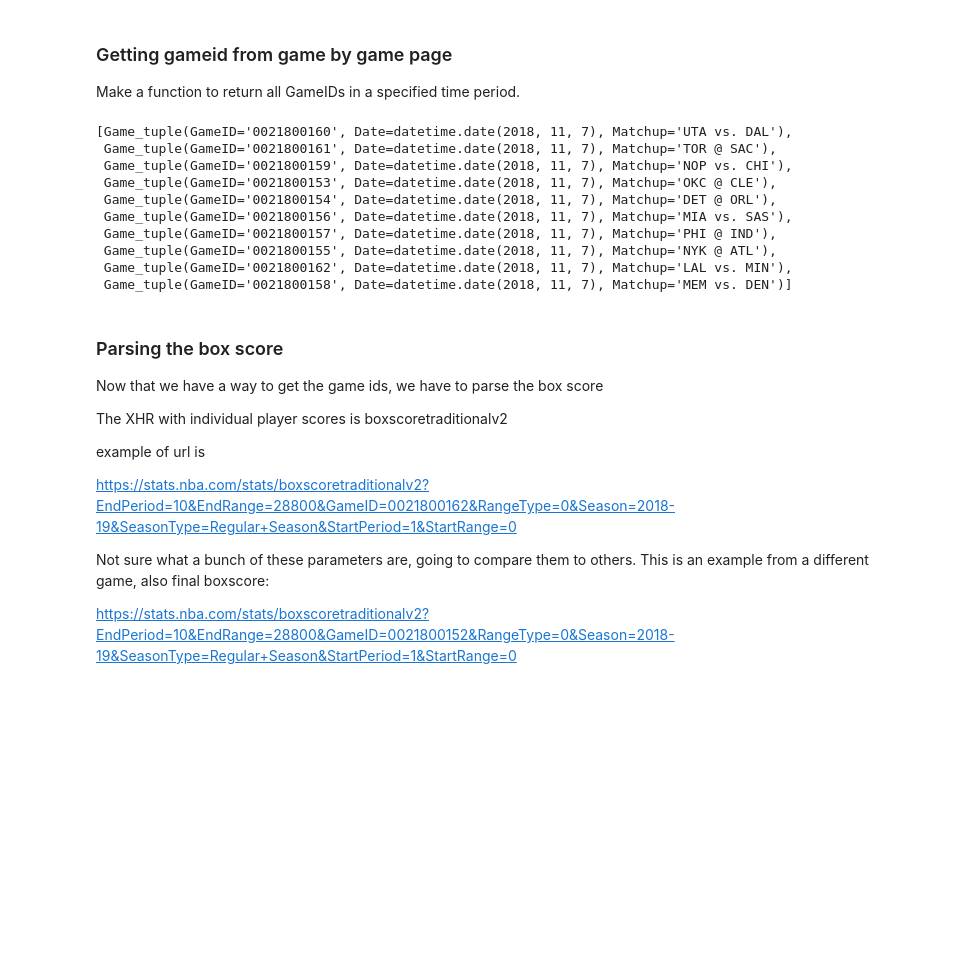
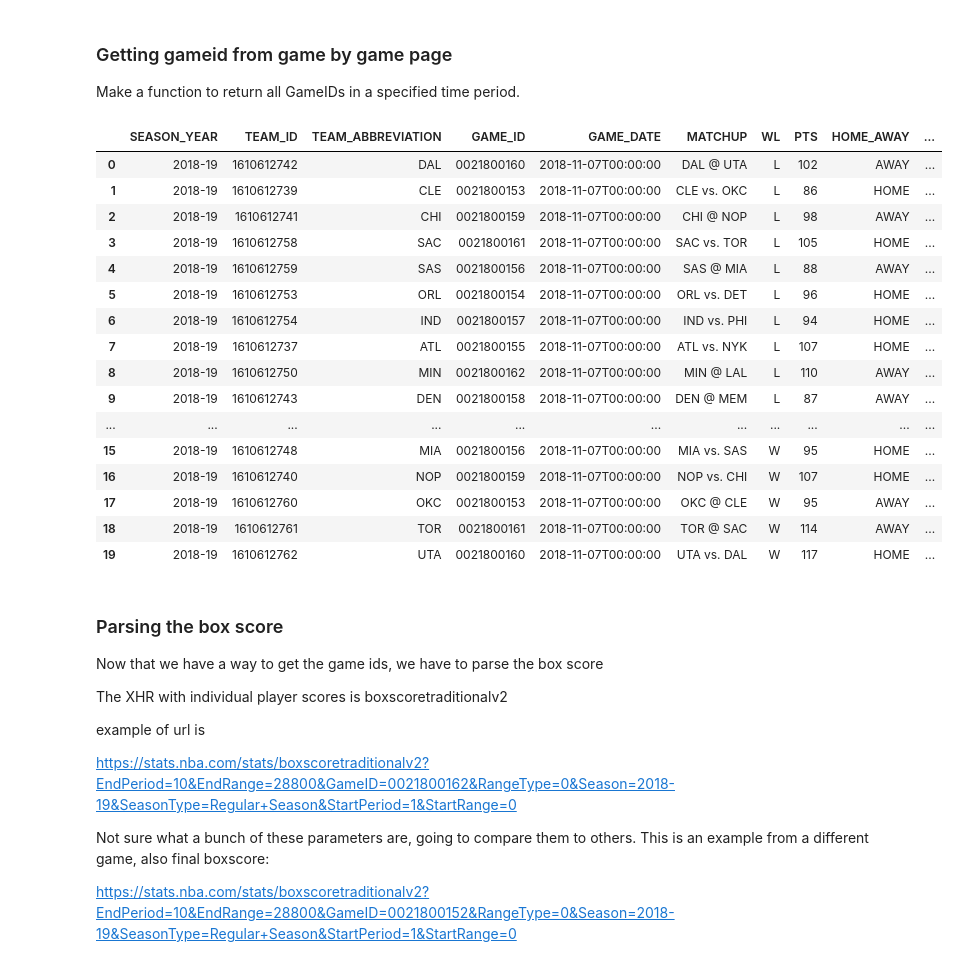
Before and after one commit to johnny-wong/nba_stats, a Jupyter notebook: Datasets plan.ipynb, the cells around one changed output. Drawn from its saved outputs; the diff is of its cells as text; code cells hidden in the pictures; blank space fills up the shorter version.

```diff
--- a/Datasets plan.ipynb
+++ b/Datasets plan.ipynb
@@ -60,11 +60,12 @@ NBA_SEASON_TYPES = {
 
 season_type = NBA_SEASON_TYPES['regular']
 # %%
-def parse_game_ids(date):
+def get_game_info(date):
     '''
     Given a date, find all the GameIDs for that day.
     Takes in a datetime.date input and returns a named tuple consisting of GameID, Matchup, and date
     '''
+
     NBA_URL = 'https://stats.nba.com/stats/teamgamelogs'
 
     date_from = date
@@ -73,6 +74,7 @@ def parse_game_ids(date):
     date_from_string = date_from.strftime('%m/%d/%Y')
     date_to_string = date_from_string
 
+    # Determine which NBA season
     if date_from.month >= 10:
         season_start_year = date_from.year
     else:
@@ -86,7 +88,7 @@ def parse_game_ids(date):
         'SeasonType': season_type,
         'DateFrom': date_from_string,
         'DateTo': date_to_string,
-        'Outcome': 'W' # To prevent doubling up and recording both the winner and loser of one game.
+        'Outcome': '' # To prevent doubling up and recording both the winner and loser of one game, put 'W' or 'L'
     }
 
     r = requests.get(NBA_URL, params=nba_params, headers=REQUEST_HEADERS, allow_redirects=False, timeout=15)
@@ -101,34 +103,46 @@ def parse_game_ids(date):
     MATCHUP_COL = headers.index('MATCHUP')
     games_list = games_dict['rowSet'] # List of list
 
-    Game_tuple = namedtuple('Game_tuple', ['GameID', 'Date', 'Matchup'])
+    df_games = pd.DataFrame(columns=headers, data=games_list)
+    df_games = df_games[['SEASON_YEAR', 'TEAM_ID', 'TEAM_ABBREVIATION',
+                         'GAME_ID', 'GAME_DATE', 'MATCHUP', 'WL',
+                         'PTS']]
+    df_games['HOME_AWAY'] = df_games['MATCHUP'].apply(lambda x: 'HOME' if  'vs.' in x else 'AWAY')
 
-    output_games_list = [None] * len(games_list)
-    i = 0
+    # Get the opponent's info
+    df_games['TEAM_ABBREVIATION_OPP'] = df_games['MATCHUP'].apply(lambda x: x[-3:])
+    df_games = pd.merge(df_games, df_games[['TEAM_ID', 'TEAM_ABBREVIATION', 'PTS']],
+                        left_on='TEAM_ABBREVIATION_OPP', right_on = 'TEAM_ABBREVIATION',
+                        suffixes=('', '_OPP'))
+    df_games = df_games.rename(columns={'TEAM_ABBREVIATION_OPP': 'OPP_TEAM_ABBREVIATION',
+                             'PTS_OPP': 'OPP_PTS',
+                             'TEAM_ID_OPP': 'OPP_TEAM_ID'
+                            })
 
-    for game in games_list:
-        game_tuple = Game_tuple(GameID=game[GAME_ID_COL],
-                               Date=dt.datetime.strptime(game[DATE_COL][:10], '%Y-%m-%d').date(),
-                               Matchup =game[MATCHUP_COL])
+    # Remove duplicate column of 'OPP_TEAM_ABBREVIATION'
+    df_games = df_games.loc[:,~df_games.columns.duplicated()]
 
-
-        output_games_list[i] = game_tuple
-        i += 1
-
-    return output_games_list
+    return df_games
 # %%
-parse_game_ids(dt.date(2018,11,7))
+get_game_info(dt.date(2018,11,7))
 # %% [output]
-[Game_tuple(GameID='0021800160', Date=datetime.date(2018, 11, 7), Matchup='UTA vs. DAL'),
- Game_tuple(GameID='0021800161', Date=datetime.date(2018, 11, 7), Matchup='TOR @ SAC'),
- Game_tuple(GameID='0021800159', Date=datetime.date(2018, 11, 7), Matchup='NOP vs. CHI'),
- Game_tuple(GameID='0021800153', Date=datetime.date(2018, 11, 7), Matchup='OKC @ CLE'),
- Game_tuple(GameID='0021800154', Date=datetime.date(2018, 11, 7), Matchup='DET @ ORL'),
- Game_tuple(GameID='0021800156', Date=datetime.date(2018, 11, 7), Matchup='MIA vs. SAS'),
- Game_tuple(GameID='0021800157', Date=datetime.date(2018, 11, 7), Matchup='PHI @ IND'),
- Game_tuple(GameID='0021800155', Date=datetime.date(2018, 11, 7), Matchup='NYK @ ATL'),
- Game_tuple(GameID='0021800162', Date=datetime.date(2018, 11, 7), Matchup='LAL vs. MIN'),
- Game_tuple(GameID='0021800158', Date=datetime.date(2018, 11, 7), Matchup='MEM vs. DEN')]
+|  | SEASON_YEAR | TEAM_ID | TEAM_ABBREVIATION | GAME_ID | GAME_DATE | MATCHUP | WL | PTS | HOME_AWAY | ... |
+| 0 | 2018-19 | 1610612742 | DAL | 0021800160 | 2018-11-07T00:00:00 | DAL @ UTA | L | 102 | AWAY | ... |
+| 1 | 2018-19 | 1610612739 | CLE | 0021800153 | 2018-11-07T00:00:00 | CLE vs. OKC | L | 86 | HOME | ... |
+| 2 | 2018-19 | 1610612741 | CHI | 0021800159 | 2018-11-07T00:00:00 | CHI @ NOP | L | 98 | AWAY | ... |
+| 3 | 2018-19 | 1610612758 | SAC | 0021800161 | 2018-11-07T00:00:00 | SAC vs. TOR | L | 105 | HOME | ... |
+| 4 | 2018-19 | 1610612759 | SAS | 0021800156 | 2018-11-07T00:00:00 | SAS @ MIA | L | 88 | AWAY | ... |
+| 5 | 2018-19 | 1610612753 | ORL | 0021800154 | 2018-11-07T00:00:00 | ORL vs. DET | L | 96 | HOME | ... |
+| 6 | 2018-19 | 1610612754 | IND | 0021800157 | 2018-11-07T00:00:00 | IND vs. PHI | L | 94 | HOME | ... |
+| 7 | 2018-19 | 1610612737 | ATL | 0021800155 | 2018-11-07T00:00:00 | ATL vs. NYK | L | 107 | HOME | ... |
+| 8 | 2018-19 | 1610612750 | MIN | 0021800162 | 2018-11-07T00:00:00 | MIN @ LAL | L | 110 | AWAY | ... |
+| 9 | 2018-19 | 1610612743 | DEN | 0021800158 | 2018-11-07T00:00:00 | DEN @ MEM | L | 87 | AWAY | ... |
+| ... | ... | ... | ... | ... | ... | ... | ... | ... | ... | ... |
+| 15 | 2018-19 | 1610612748 | MIA | 0021800156 | 2018-11-07T00:00:00 | MIA vs. SAS | W | 95 | HOME | ... |
+| 16 | 2018-19 | 1610612740 | NOP | 0021800159 | 2018-11-07T00:00:00 | NOP vs. CHI | W | 107 | HOME | ... |
+| 17 | 2018-19 | 1610612760 | OKC | 0021800153 | 2018-11-07T00:00:00 | OKC @ CLE | W | 95 | AWAY | ... |
+| 18 | 2018-19 | 1610612761 | TOR | 0021800161 | 2018-11-07T00:00:00 | TOR @ SAC | W | 114 | AWAY | ... |
+| 19 | 2018-19 | 1610612762 | UTA | 0021800160 | 2018-11-07T00:00:00 | UTA vs. DAL | W | 117 | HOME | ... |
 # %% [markdown]
 ### Parsing the box score
 Now that we have a way to get the game ids, we have to parse the box score
```
Also changed, not shown: parts of 2 cells of this notebook.
